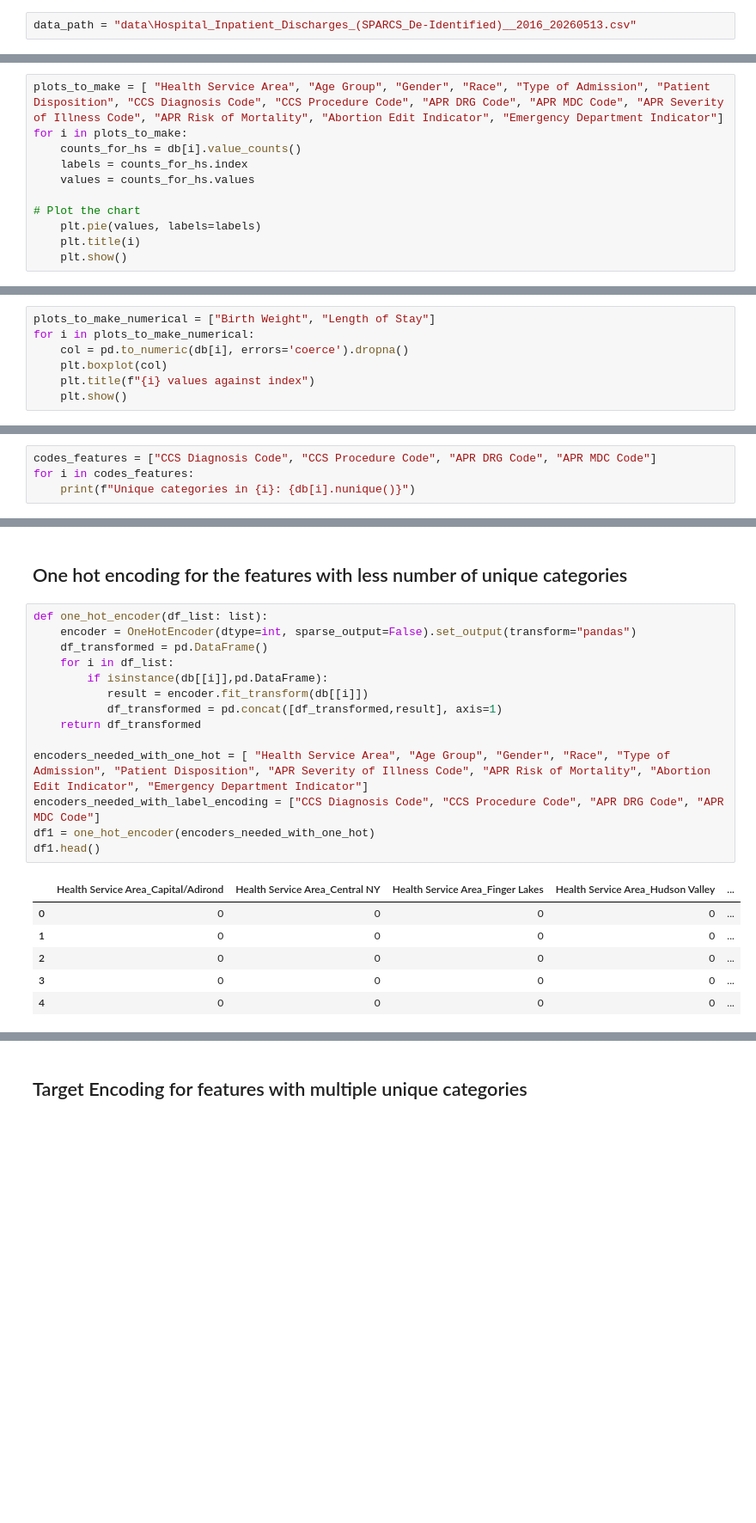
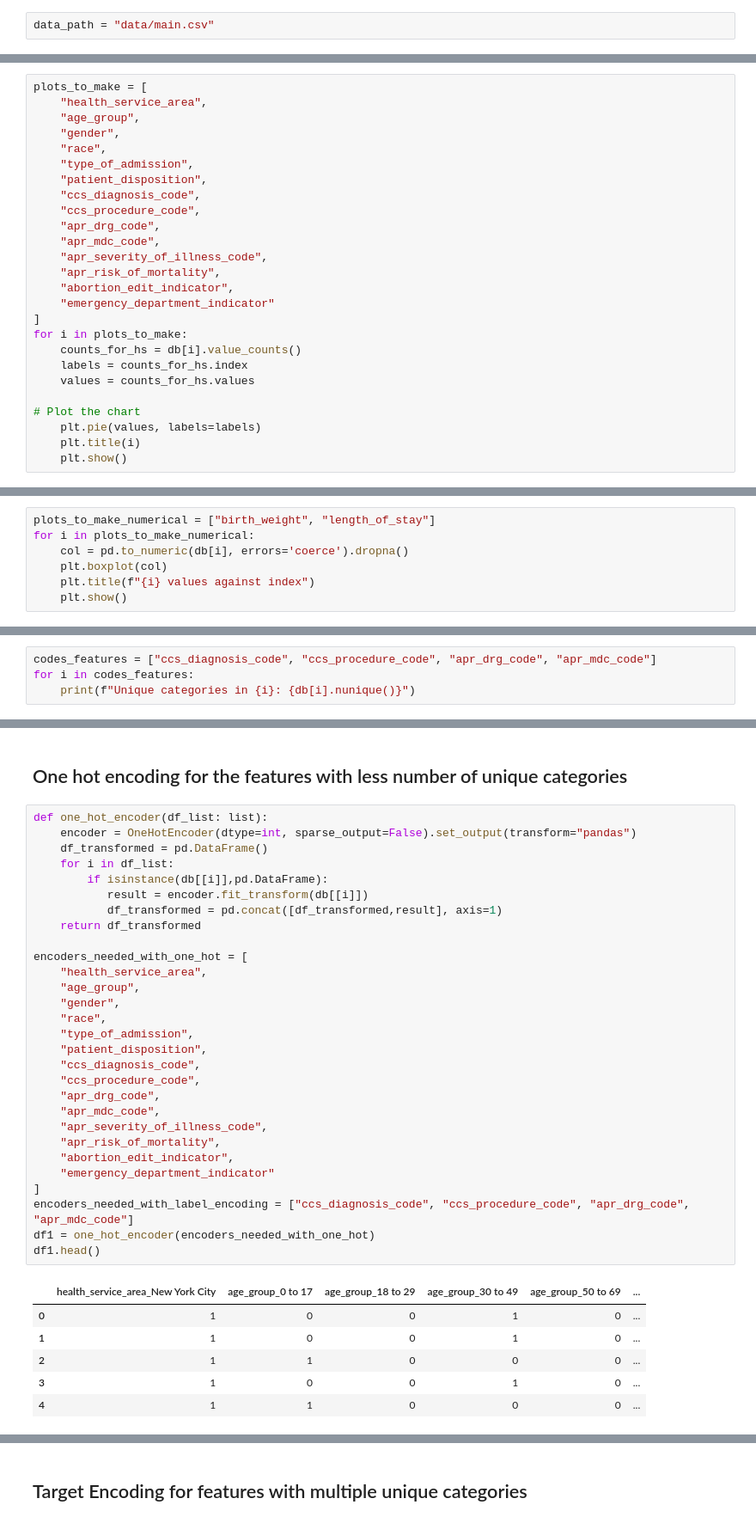
Before and after one commit to apoorvtripathi1999/length-of-stay-prediction-using-icp-codes, a Jupyter notebook: transformers.ipynb, the cells around one changed output, grey strips where cells are left out. Shown at 86% size. Drawn from its saved outputs; the diff is of its cells as text; blank space fills up the shorter version.

```diff
--- a/transformers.ipynb
+++ b/transformers.ipynb
@@ -9,7 +9,7 @@ from sklearn.preprocessing import TargetEncoder
 # %% [markdown]
 ### Configurations
 # %%
-data_path = "data\Hospital_Inpatient_Discharges_(SPARCS_De-Identified)__2016_20260513.csv"
+data_path = "data/main.csv"
 # %% [markdown]
 ## Exploratory Data Analysis
 # %%
@@ -100,7 +117,22 @@ dtype: int64
 # %% [markdown]
 ### Destribution of categorical data
 # %%
-plots_to_make = [ "Health Service Area", "Age Group", "Gender", "Race", "Type of Admission", "Patient Disposition", "CCS Diagnosis Code", "CCS Procedure Code", "APR DRG Code", "APR MDC Code", "APR Severity of Illness Code", "APR Risk of Mortality", "Abortion Edit Indicator", "Emergency Department Indicator"]
+plots_to_make = [
+    "health_service_area",
+    "age_group",
+    "gender",
+    "race",
+    "type_of_admission",
+    "patient_disposition",
+    "ccs_diagnosis_code",
+    "ccs_procedure_code",
+    "apr_drg_code",
+    "apr_mdc_code",
+    "apr_severity_of_illness_code",
+    "apr_risk_of_mortality",
+    "abortion_edit_indicator",
+    "emergency_department_indicator"
+]
 for i in plots_to_make:
     counts_for_hs = db[i].value_counts()
     labels = counts_for_hs.index
@@ -128,5 +160,5 @@ for i in plots_to_make:
 # %%
-plots_to_make_numerical = ["Birth Weight", "Length of Stay"]
+plots_to_make_numerical = ["birth_weight", "length_of_stay"]
 for i in plots_to_make_numerical:
     col = pd.to_numeric(db[i], errors='coerce').dropna()
     plt.boxplot(col)
@@ -138,5 +170,5 @@ for i in plots_to_make_numerical:
 # %%
-codes_features = ["CCS Diagnosis Code", "CCS Procedure Code", "APR DRG Code", "APR MDC Code"]
+codes_features = ["ccs_diagnosis_code", "ccs_procedure_code", "apr_drg_code", "apr_mdc_code"]
 for i in codes_features:
     print(f"Unique categories in {i}: {db[i].nunique()}")
 # %% [output]
@@ -154,21 +186,36 @@ Unique categories in APR MDC Code: 26
 # %%
 def one_hot_encoder(df_list: list):
     encoder = OneHotEncoder(dtype=int, sparse_output=False).set_output(transform="pandas")
     df_transformed = pd.DataFrame()
     for i in df_list:
         if isinstance(db[[i]],pd.DataFrame):
            result = encoder.fit_transform(db[[i]])
            df_transformed = pd.concat([df_transformed,result], axis=1)
     return df_transformed
 
-encoders_needed_with_one_hot = [ "Health Service Area", "Age Group", "Gender", "Race", "Type of Admission", "Patient Disposition", "APR Severity of Illness Code", "APR Risk of Mortality", "Abortion Edit Indicator", "Emergency Department Indicator"]
-encoders_needed_with_label_encoding = ["CCS Diagnosis Code", "CCS Procedure Code", "APR DRG Code", "APR MDC Code"]
+encoders_needed_with_one_hot = [
+    "health_service_area",
+    "age_group",
+    "gender",
+    "race",
+    "type_of_admission",
+    "patient_disposition",
+    "ccs_diagnosis_code",
+    "ccs_procedure_code",
+    "apr_drg_code",
+    "apr_mdc_code",
+    "apr_severity_of_illness_code",
+    "apr_risk_of_mortality",
+    "abortion_edit_indicator",
+    "emergency_department_indicator"
+]
+encoders_needed_with_label_encoding = ["ccs_diagnosis_code", "ccs_procedure_code", "apr_drg_code", "apr_mdc_code"]
 df1 = one_hot_encoder(encoders_needed_with_one_hot)
 df1.head()
 # %% [output]
-|  | Health Service Area_Capital/Adirond | Health Service Area_Central NY | Health Service Area_Finger Lakes | Health Service Area_Hudson Valley | ... |
-| 0 | 0 | 0 | 0 | 0 | ... |
-| 1 | 0 | 0 | 0 | 0 | ... |
-| 2 | 0 | 0 | 0 | 0 | ... |
-| 3 | 0 | 0 | 0 | 0 | ... |
-| 4 | 0 | 0 | 0 | 0 | ... |
+|  | health_service_area_New York City | age_group_0 to 17 | age_group_18 to 29 | age_group_30 to 49 | age_group_50 to 69 | ... |
+| 0 | 1 | 0 | 0 | 1 | 0 | ... |
+| 1 | 1 | 0 | 0 | 1 | 0 | ... |
+| 2 | 1 | 1 | 0 | 0 | 0 | ... |
+| 3 | 1 | 0 | 0 | 1 | 0 | ... |
+| 4 | 1 | 1 | 0 | 0 | 0 | ... |
```
Also changed, not shown: parts of 15 cells of this notebook, 3 other files.
